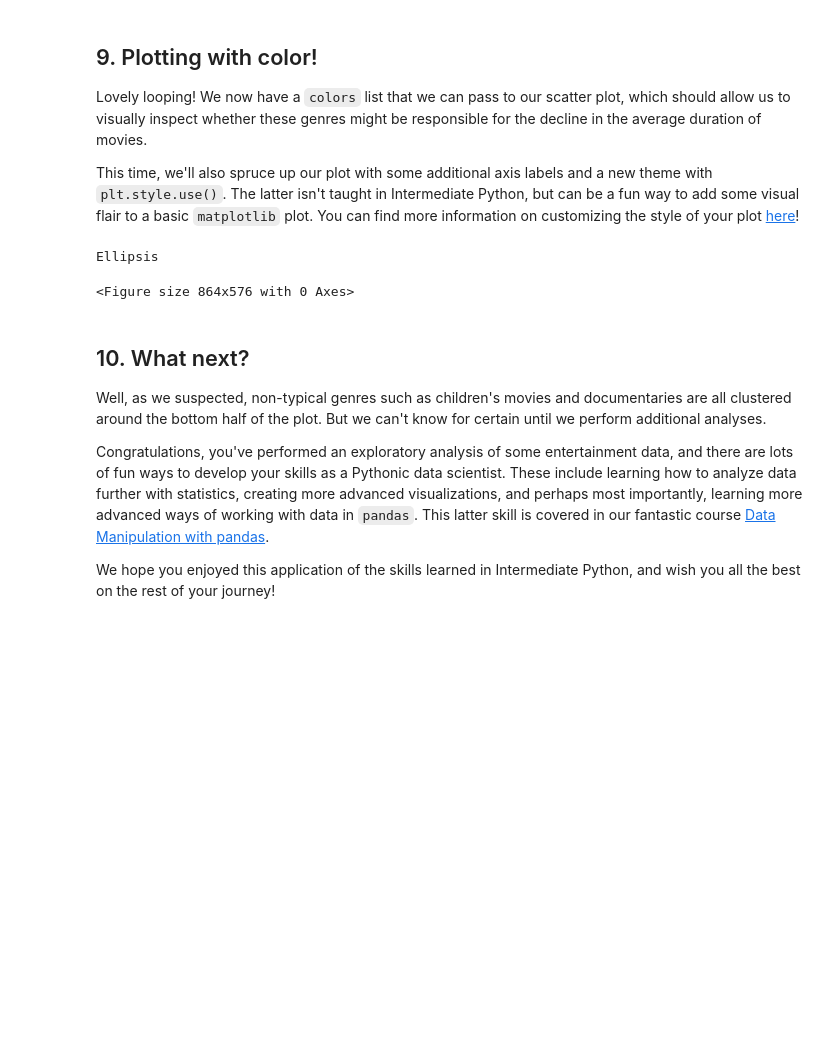
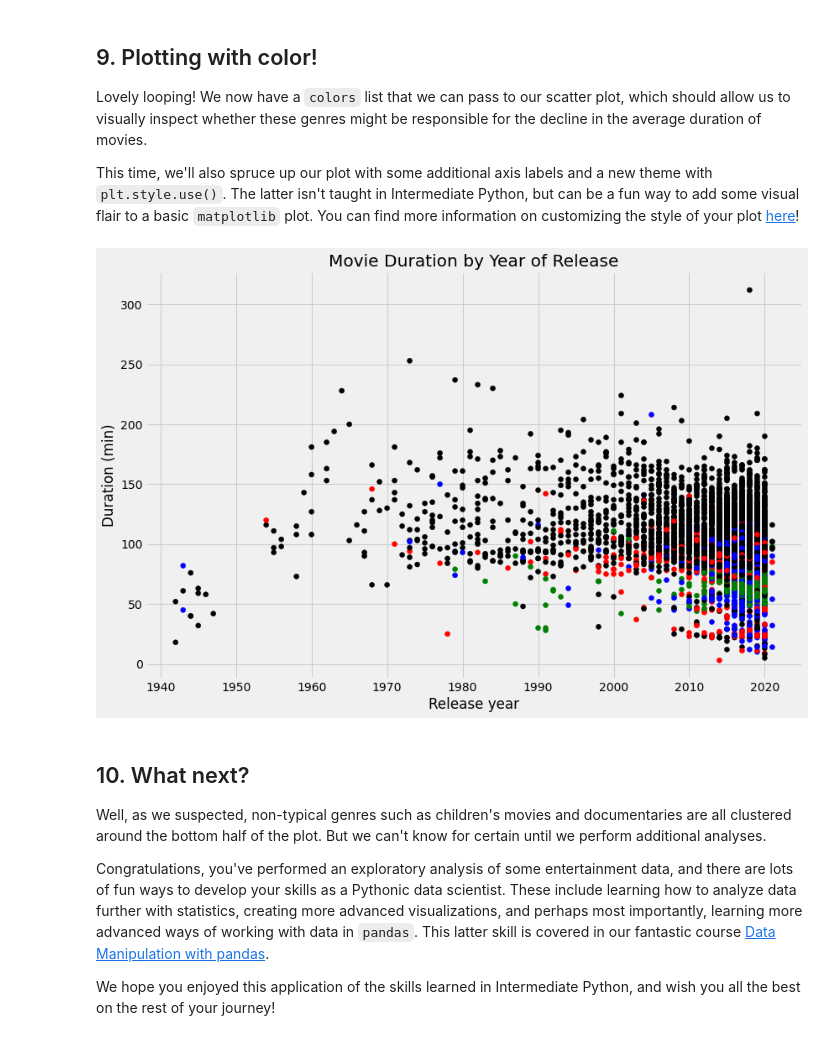
Before and after one commit to shosseini811/Investigating-Netflix-Movies-and-Guest-Stars-in-The-Office, a Jupyter notebook: notebook.ipynb, the cells around one changed output. Drawn from its saved outputs; the diff is of its cells as text; code cells hidden in the pictures; blank space fills up the shorter version.

```diff
--- a/notebook.ipynb
+++ b/notebook.ipynb
@@ -195,21 +195,21 @@ colors[:10]
 # %%
 # Set the figure style and initalize a new figure
 plt.style.use('fivethirtyeight')
 fig = plt.figure(figsize=(12,8))
 
 # Create a scatter plot of duration versus release_year
-plt.scatter(netflix_movies_col_subset['release_year'], netflix_movies_col_subset['duration'])
+plt.scatter(netflix_movies_col_subset['release_year'], netflix_movies_col_subset['duration'], c=colors)
 
 # Create a title and axis labels
 plt.title("Movie Duration by Year of Release")
 plt.xlabel("Release year")
-...
+plt.ylabel("Duration (min)")
+
 
 # Show the plot
-...
+plt.show()
 # %% [output]
-Ellipsis
-<Figure size 864x576 with 0 Axes>
+[figure, added]
 # %% [markdown]
 ## 10. What next?
 <p>Well, as we suspected, non-typical genres such as children's movies and documentaries are all clustered around the bottom half of the plot. But we can't know for certain until we perform additional analyses. </p>
```
Also changed, not shown: parts of 1 cell of this notebook.
